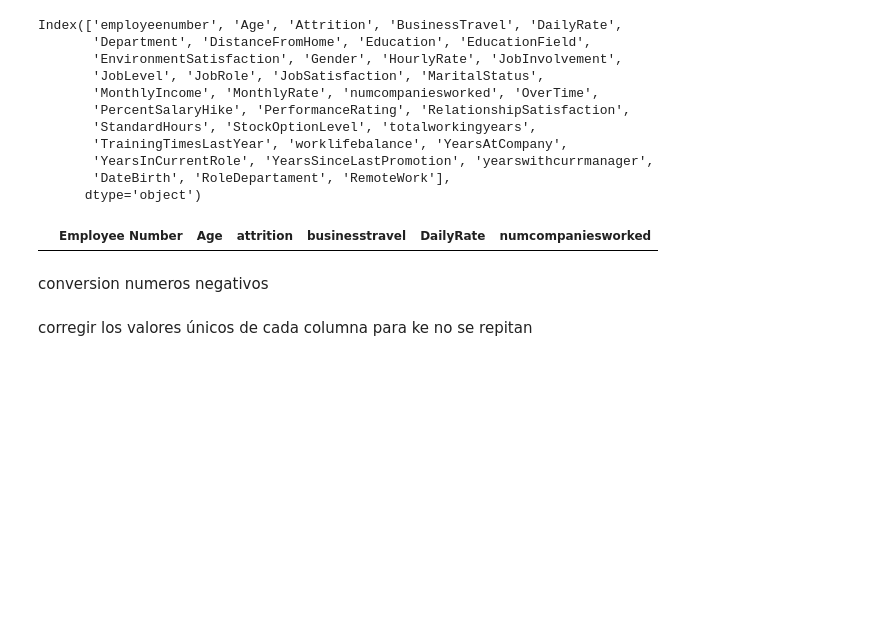
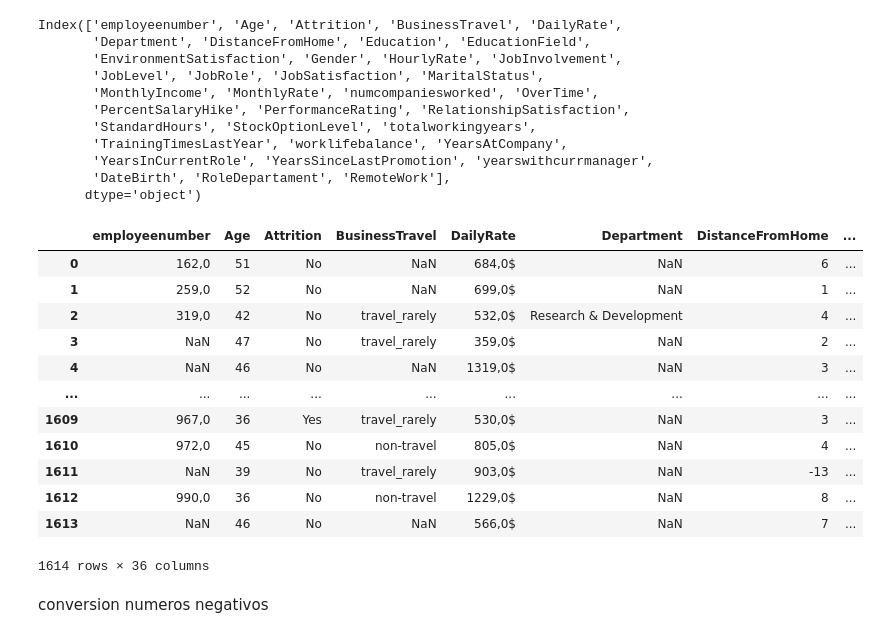
Before and after one commit to Adalab/proyecto-da-promo-b-modulo-3-team-1, a Jupyter notebook: EDA.ipynb, the cells around one changed output. Drawn from its saved outputs; the diff is of its cells as text; code cells hidden in the pictures; blank space fills up the shorter version.

```diff
--- a/EDA.ipynb
+++ b/EDA.ipynb
@@ -438,20 +438,6 @@ Index(['employeenumber', 'Age', 'Attrition', 'BusinessTravel', 'DailyRate',
        'DateBirth', 'RoleDepartament', 'RemoteWork'],
       dtype='object')
 # %%
-# Supongamos que df_clean es tu DataFrame
-df_clean = pd.DataFrame(columns=[
-    'employeenumber', 'Age', 'Attrition', 'BusinessTravel', 'DailyRate',
-    'Department', 'DistanceFromHome', 'Education', 'EducationField',
-    'EnvironmentSatisfaction', 'Gender', 'HourlyRate', 'JobInvolvement',
-    'JobLevel', 'JobRole', 'JobSatisfaction', 'MaritalStatus',
-    'MonthlyIncome', 'MonthlyRate', 'NUMCOMPANIESWORKED', 'OverTime',
-    'PercentSalaryHike', 'PerformanceRating', 'RelationshipSatisfaction',
-    'StandardHours', 'StockOptionLevel', 'TOTALWORKINGYEARS',
-    'TrainingTimesLastYear', 'WORKLIFEBALANCE', 'YearsAtCompany',
-    'YearsInCurrentRole', 'YearsSinceLastPromotion', 'YEARSWITHCURRMANAGER',
-    'DateBirth', 'RoleDepartament', 'RemoteWork'
-])
-
 # Obtener los nombres actuales de las columnas
 current_columns = df_clean.columns
 
@@ -476,10 +462,20 @@ Index(['employeenumber', 'Age', 'Attrition', 'BusinessTravel', 'DailyRate',
        'DateBirth', 'RoleDepartament', 'RemoteWork'],
       dtype='object')
 # %%
-df_clean.head(2)
+df_clean
 # %% [output]
-|  | Employee Number | Age | attrition | businesstravel | DailyRate | numcompaniesworked |
+|  | employeenumber | Age | Attrition | BusinessTravel | DailyRate | Department | DistanceFromHome | ... |
+| 0 | 162,0 | 51 | No | NaN | 684,0$ | NaN | 6 | ... |
+| 1 | 259,0 | 52 | No | NaN | 699,0$ | NaN | 1 | ... |
+| 2 | 319,0 | 42 | No | travel_rarely | 532,0$ | Research & Development | 4 | ... |
+| 3 | NaN | 47 | No | travel_rarely | 359,0$ | NaN | 2 | ... |
+| 4 | NaN | 46 | No | NaN | 1319,0$ | NaN | 3 | ... |
+| ... | ... | ... | ... | ... | ... | ... | ... | ... |
+| 1609 | 967,0 | 36 | Yes | travel_rarely | 530,0$ | NaN | 3 | ... |
+| 1610 | 972,0 | 45 | No | non-travel | 805,0$ | NaN | 4 | ... |
+| 1611 | NaN | 39 | No | travel_rarely | 903,0$ | NaN | -13 | ... |
+| 1612 | 990,0 | 36 | No | non-travel | 1229,0$ | NaN | 8 | ... |
+| 1613 | NaN | 46 | No | NaN | 566,0$ | NaN | 7 | ... |
+1614 rows × 36 columns
 # %% [markdown]
 conversion numeros negativos
-# %% [markdown]
-corregir los valores únicos de cada columna para ke no se repitan
```
Also changed, not shown: parts of 3 cells of this notebook.
